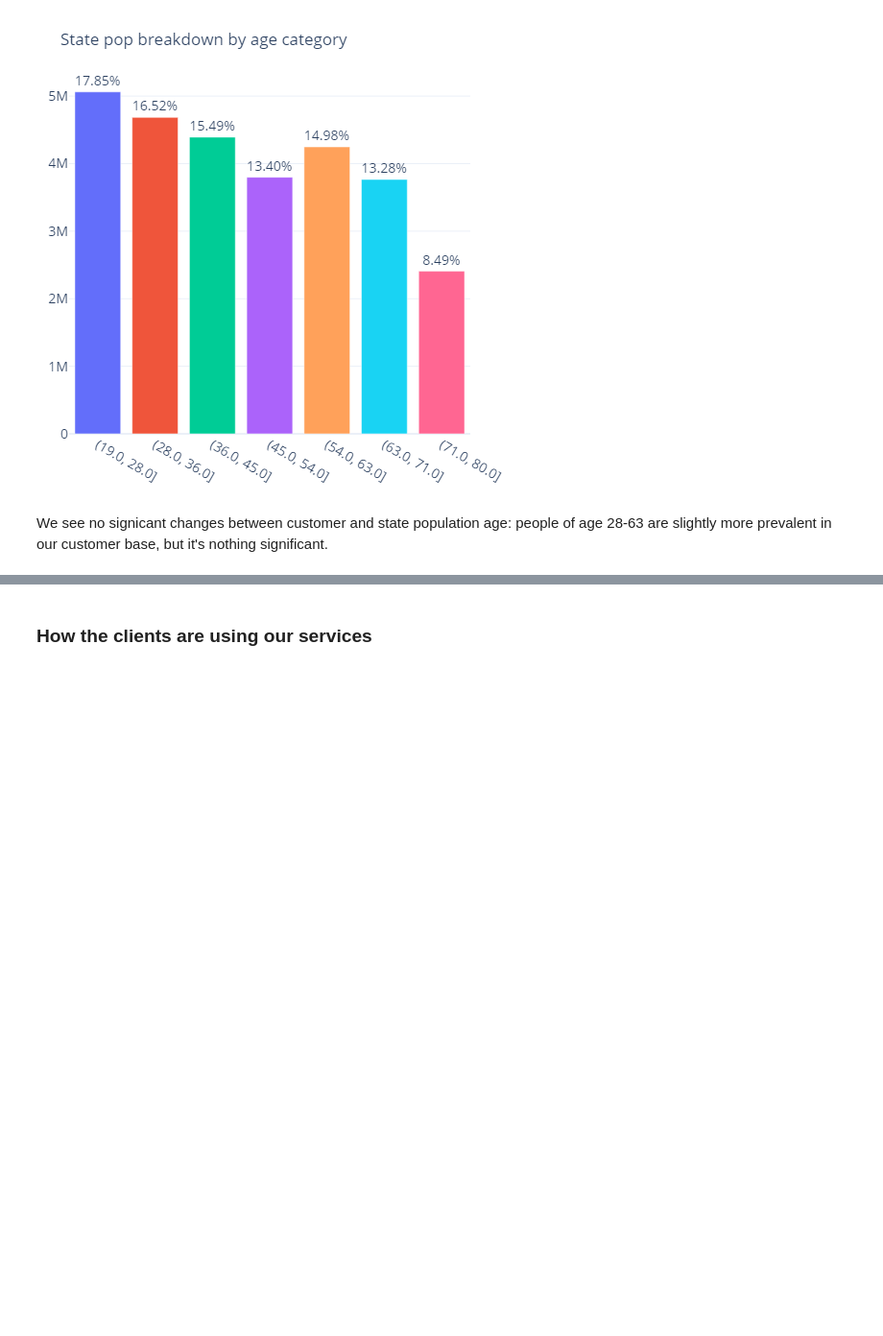
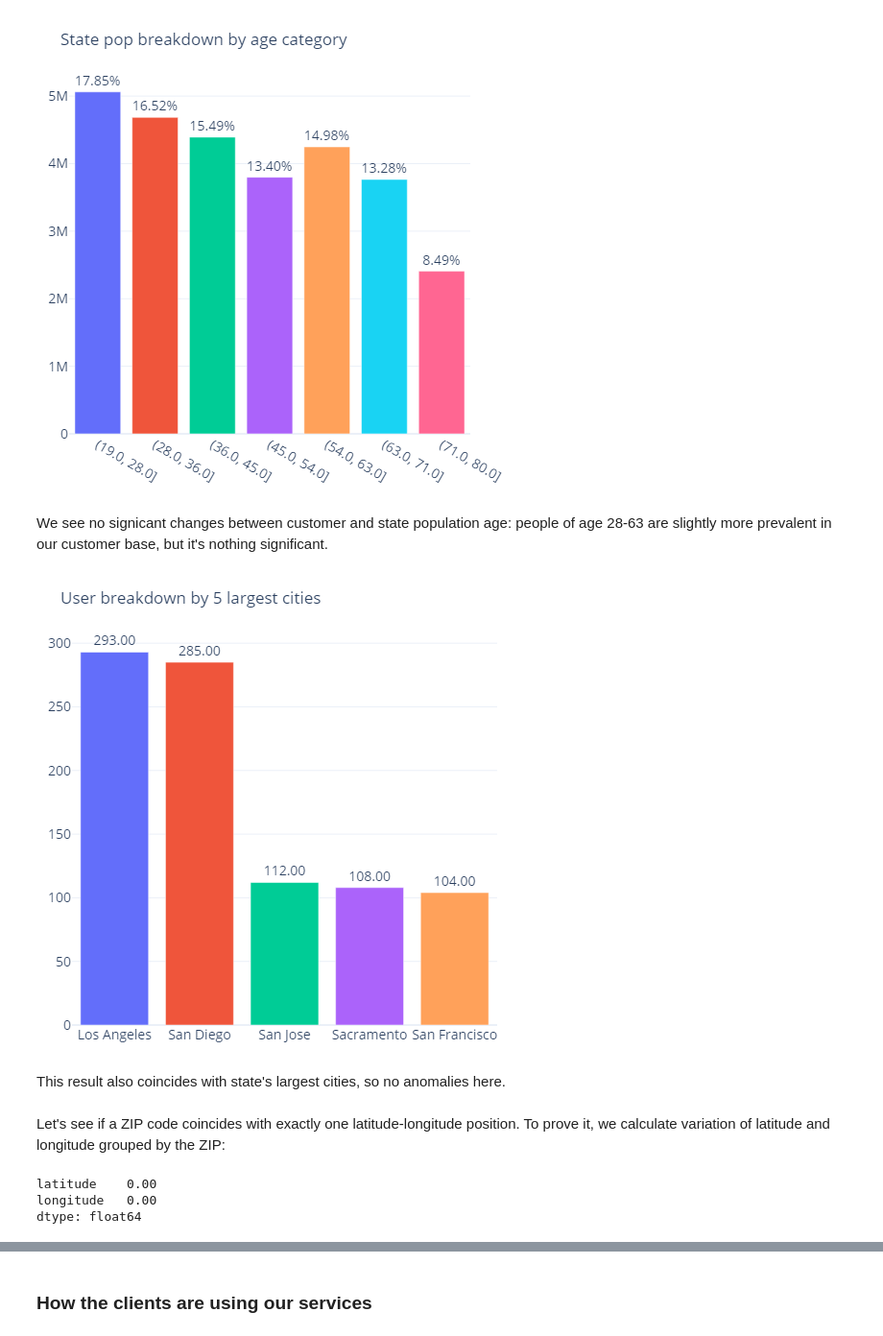
Before and after one commit to stsibikov/Telco_customer_churn, a Jupyter notebook: EDA/EDA.ipynb, the cells around one changed output, grey strips where cells are left out. Shown at 96% size. Drawn from its saved outputs; the diff is of its cells as text; code cells hidden in the pictures; blank space fills up the shorter version.

```diff
--- a/EDA/EDA.ipynb
+++ b/EDA/EDA.ipynb
@@ -76,3 +76,18 @@ state_age
 [figure]
 # %% [markdown]
 We see no signicant changes between customer and state population age: people of age 28-63 are slightly more prevalent in our customer base, but it's nothing significant.
+# %%
+out = df.groupby('city', as_index=False).size().nlargest(5, 'size')
+ak.plot.bar(out, title='User breakdown by 5 largest cities', display_pct=False)
+# %% [output]
+[figure, added]
+# %% [markdown]
+This result also coincides with state's largest cities, so no anomalies here.
+# %% [markdown]
+Let's see if a ZIP code coincides with exactly one latitude-longitude position. To prove it, we calculate variation of latitude and longitude grouped by the ZIP:
+# %%
+df.groupby('zip_code').agg({'latitude' : 'std', 'longitude' : 'std'}).sum()
+# %% [output]
+latitude    0.00
+longitude   0.00
+dtype: float64
```
Also changed, not shown: parts of 16 cells of this notebook, 4 other files.
